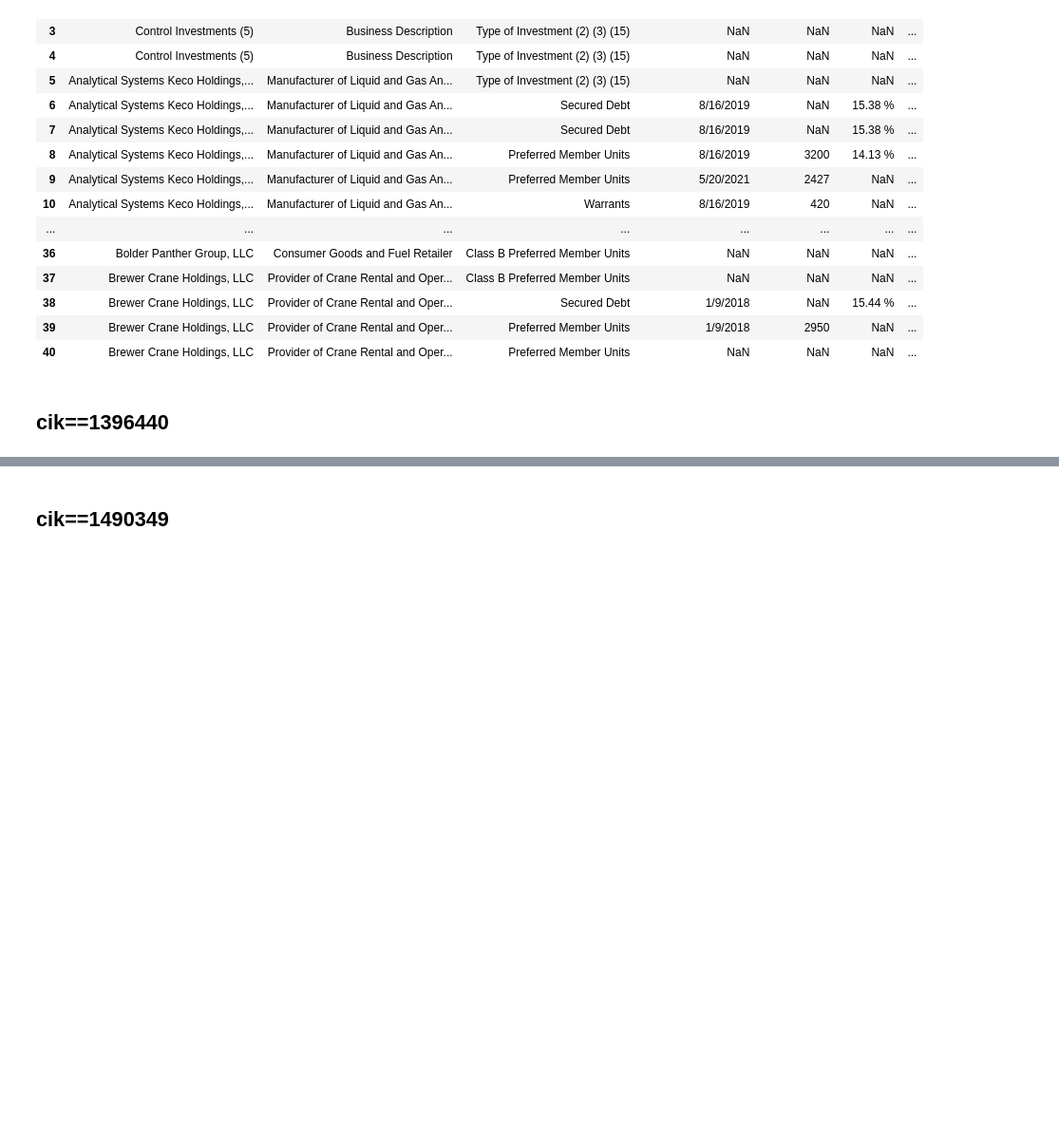
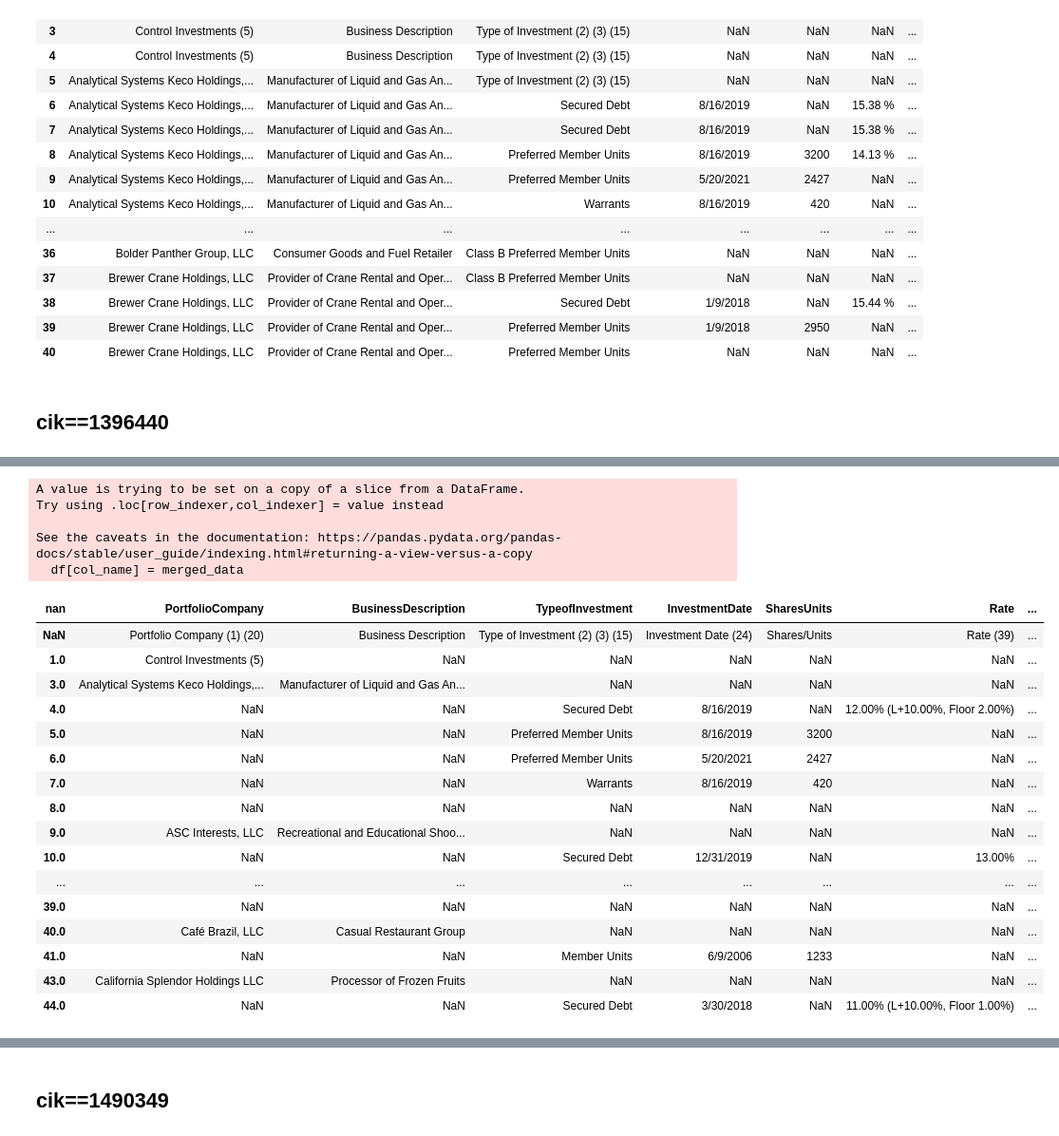
Before and after one commit to Coffee-Code-Philly-Accelerator/sec_filings, a Jupyter notebook: debugging.ipynb, the cells around one changed output, grey strips where cells are left out. Shown at 95% size. Drawn from its saved outputs; the diff is of its cells as text; code cells hidden in the pictures; blank space fills up the shorter version.

Commit message:
standardizing and dealing with company control and subheaders

```diff
--- a/debugging.ipynb
+++ b/debugging.ipynb
@@ -614,0 +660,39 @@ See the caveats in the documentation: https://pandas.pydata.org/pandas-docs/stab
+# %%
+def _clean_qtr(
+    file_path:str
+)->pd.DataFrame:
+    df = pd.read_csv(file_path,index_col=0)
+    df.replace(['\u200b','',')',0],np.nan,inplace=True)
+    df.dropna(axis=1,how='all',inplace=True)
+    df.dropna(axis=0,how='all',inplace=True)
+    df.columns = df.iloc[0].str.replace('[^a-zA-Z]', '', regex=True)
+    df = merge_duplicate_columns(df)
+    df.replace(['\u200b','',')',0],np.nan,inplace=True)
+    # df = df.iloc[1: , :]
+    df.drop(columns=df.columns[pd.isna(df.columns)].tolist() + [col for col in df.columns if col == ''],axis=1,inplace=True)
+    return df
+
+_clean_qtr(r'C:\Users\pysol\Desktop\projects\sec_filings\1396440\2022-06-30\Schedule_of_Investments_0.csv').head()
+# %% [output]
+A value is trying to be set on a copy of a slice from a DataFrame.
+Try using .loc[row_indexer,col_indexer] = value instead
+
+See the caveats in the documentation: https://pandas.pydata.org/pandas-docs/stable/user_guide/indexing.html#returning-a-view-versus-a-copy
+  df[col_name] = merged_data
+| nan | PortfolioCompany | BusinessDescription | TypeofInvestment | InvestmentDate | SharesUnits | Rate | ... |
+| NaN | Portfolio Company (1) (20) | Business Description | Type of Investment (2) (3) (15) | Investment Date (24) | Shares/Units | Rate (39) | ... |
+| 1.0 | Control Investments (5) | NaN | NaN | NaN | NaN | NaN | ... |
+| 3.0 | Analytical Systems Keco Holdings,... | Manufacturer of Liquid and Gas An... | NaN | NaN | NaN | NaN | ... |
+| 4.0 | NaN | NaN | Secured Debt | 8/16/2019 | NaN | 12.00% (L+10.00%, Floor 2.00%) | ... |
+| 5.0 | NaN | NaN | Preferred Member Units | 8/16/2019 | 3200 | NaN | ... |
+| 6.0 | NaN | NaN | Preferred Member Units | 5/20/2021 | 2427 | NaN | ... |
+| 7.0 | NaN | NaN | Warrants | 8/16/2019 | 420 | NaN | ... |
+| 8.0 | NaN | NaN | NaN | NaN | NaN | NaN | ... |
+| 9.0 | ASC Interests, LLC | Recreational and Educational Shoo... | NaN | NaN | NaN | NaN | ... |
+| 10.0 | NaN | NaN | Secured Debt | 12/31/2019 | NaN | 13.00% | ... |
+| ... | ... | ... | ... | ... | ... | ... | ... |
+| 39.0 | NaN | NaN | NaN | NaN | NaN | NaN | ... |
+| 40.0 | Café Brazil, LLC | Casual Restaurant Group | NaN | NaN | NaN | NaN | ... |
+| 41.0 | NaN | NaN | Member Units | 6/9/2006 | 1233 | NaN | ... |
+| 43.0 | California Splendor Holdings LLC | Processor of Frozen Fruits | NaN | NaN | NaN | NaN | ... |
+| 44.0 | NaN | NaN | Secured Debt | 3/30/2018 | NaN | 11.00% (L+10.00%, Floor 1.00%) | ... |
```
Also changed, not shown: parts of 6 cells of this notebook, 2 other files.
